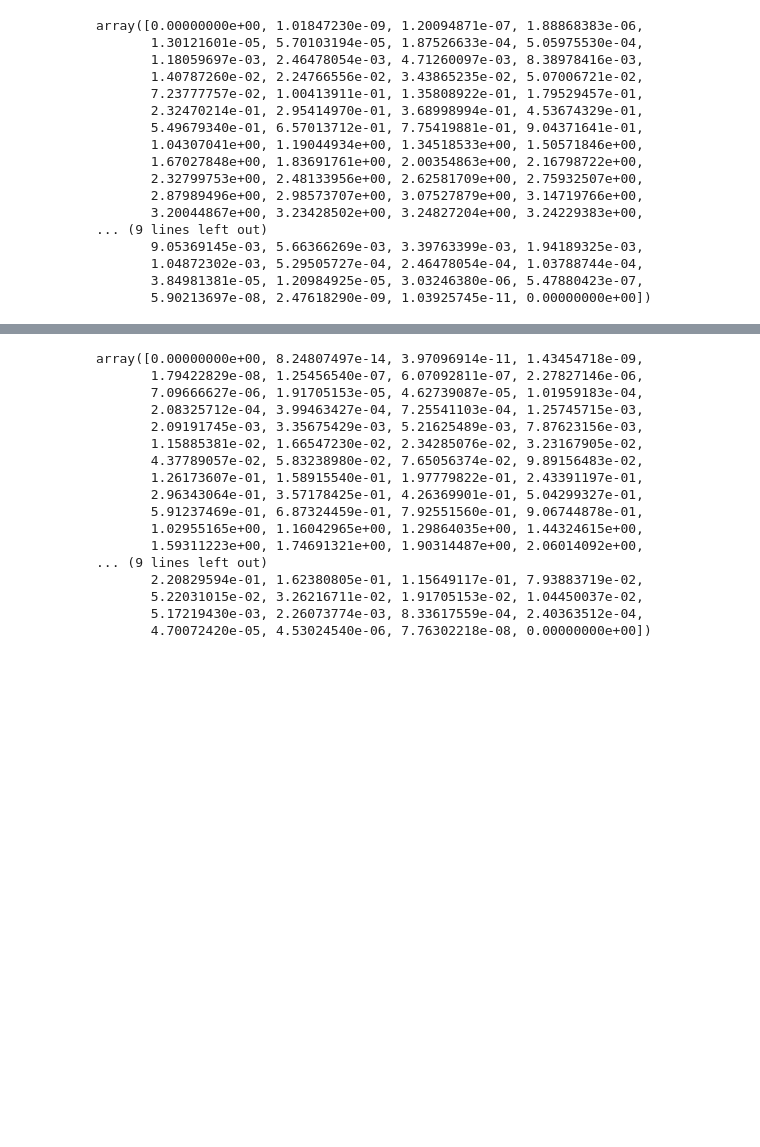
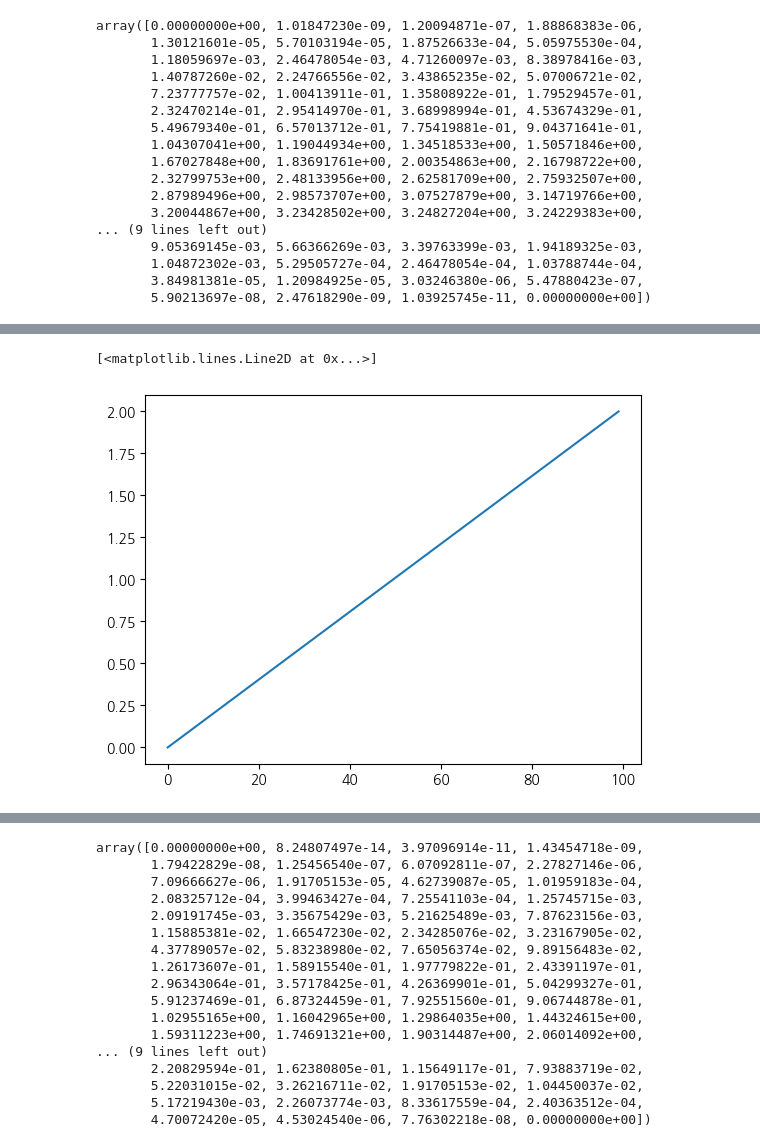
Before and after one commit to Song-Juntae/statistics, a Jupyter notebook: 프로그래머를_위한_베이지안_with_파이썬.ipynb, the cells around one changed output, grey strips where cells are left out. Drawn from its saved outputs; the diff is of its cells as text; code cells hidden in the pictures; blank space fills up the shorter version.

```diff
--- a/프로그래머를_위한_베이지안_with_파이썬.ipynb
+++ b/프로그래머를_위한_베이지안_with_파이썬.ipynb
@@ -58,0 +89,5 @@ array([0.00000000e+00, 1.01847230e-09, 1.20094871e-07, 1.88868383e-06,
+# %%
+plt.plot(베타연속확률변수.pdf(_0부터1까지일정한간격의100개의숫자, 2, 1))
+# %% [output]
+[<matplotlib.lines.Line2D at 0x...>]
+[figure, added]
```
Also changed, not shown: parts of 5 cells of this notebook.
